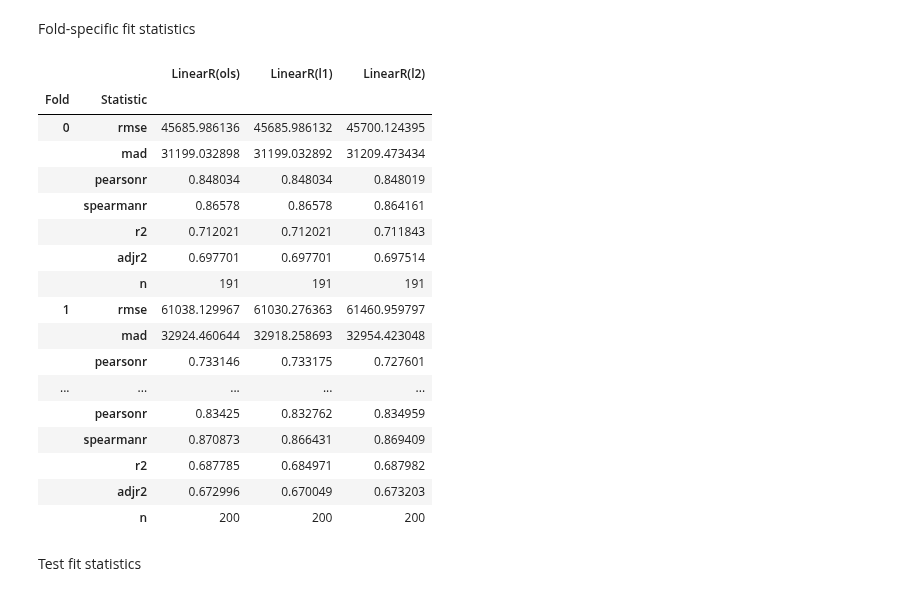
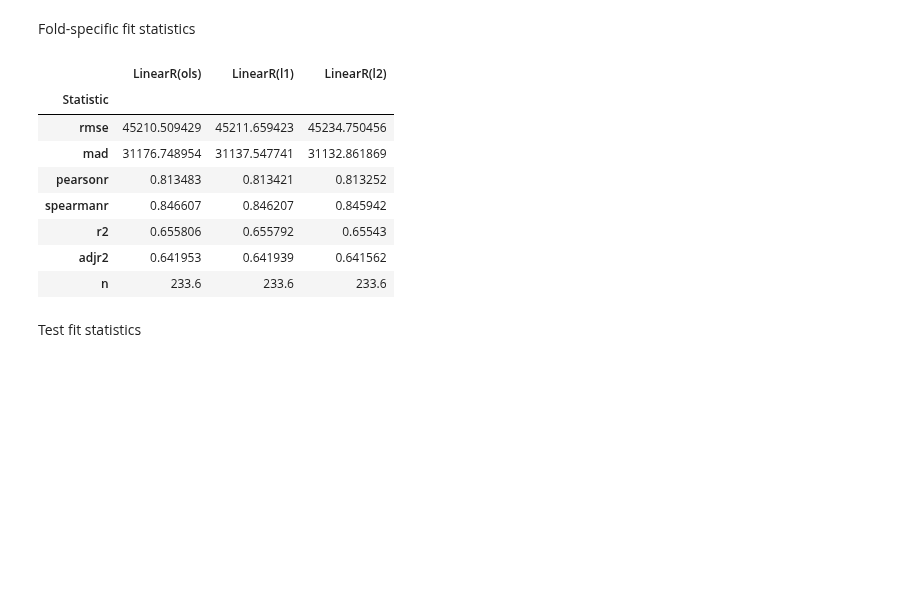
Before and after one commit to ajy25/TabularMagic, a Jupyter notebook: demo/regression/house_prices.ipynb, the cells around one changed output. Cells and saved outputs as stored; diff of their text form; code cells hidden in the pictures; blank space fills up the shorter version.

```diff
--- a/demo/regression/house_prices.ipynb
+++ b/demo/regression/house_prices.ipynb
@@ -192,26 +192,17 @@ report.fit_statistics('train')
 # %% [markdown]
 Fold-specific fit statistics
 # %%
-report.cv_fit_statistics(False)
+report.cv_fit_statistics(True)
 # %% [output]
-|  |  | LinearR(ols) | LinearR(l1) | LinearR(l2) |
-| Fold | Statistic |  |  |  |
-| 0 | rmse | 45685.986136 | 45685.986132 | 45700.124395 |
-|  | mad | 31199.032898 | 31199.032892 | 31209.473434 |
-|  | pearsonr | 0.848034 | 0.848034 | 0.848019 |
-|  | spearmanr | 0.86578 | 0.86578 | 0.864161 |
-|  | r2 | 0.712021 | 0.712021 | 0.711843 |
-|  | adjr2 | 0.697701 | 0.697701 | 0.697514 |
-|  | n | 191 | 191 | 191 |
-| 1 | rmse | 61038.129967 | 61030.276363 | 61460.959797 |
-|  | mad | 32924.460644 | 32918.258693 | 32954.423048 |
-|  | pearsonr | 0.733146 | 0.733175 | 0.727601 |
-| ... | ... | ... | ... | ... |
-|  | pearsonr | 0.83425 | 0.832762 | 0.834959 |
-|  | spearmanr | 0.870873 | 0.866431 | 0.869409 |
-|  | r2 | 0.687785 | 0.684971 | 0.687982 |
-|  | adjr2 | 0.672996 | 0.670049 | 0.673203 |
-|  | n | 200 | 200 | 200 |
+|  | LinearR(ols) | LinearR(l1) | LinearR(l2) |
+| Statistic |  |  |  |
+| rmse | 45210.509429 | 45211.659423 | 45234.750456 |
+| mad | 31176.748954 | 31137.547741 | 31132.861869 |
+| pearsonr | 0.813483 | 0.813421 | 0.813252 |
+| spearmanr | 0.846607 | 0.846207 | 0.845942 |
+| r2 | 0.655806 | 0.655792 | 0.65543 |
+| adjr2 | 0.641953 | 0.641939 | 0.641562 |
+| n | 233.6 | 233.6 | 233.6 |
 # %% [markdown]
 Test fit statistics
 # %%
```
Also changed, not shown: parts of 12 cells of this notebook, 10 other files.
